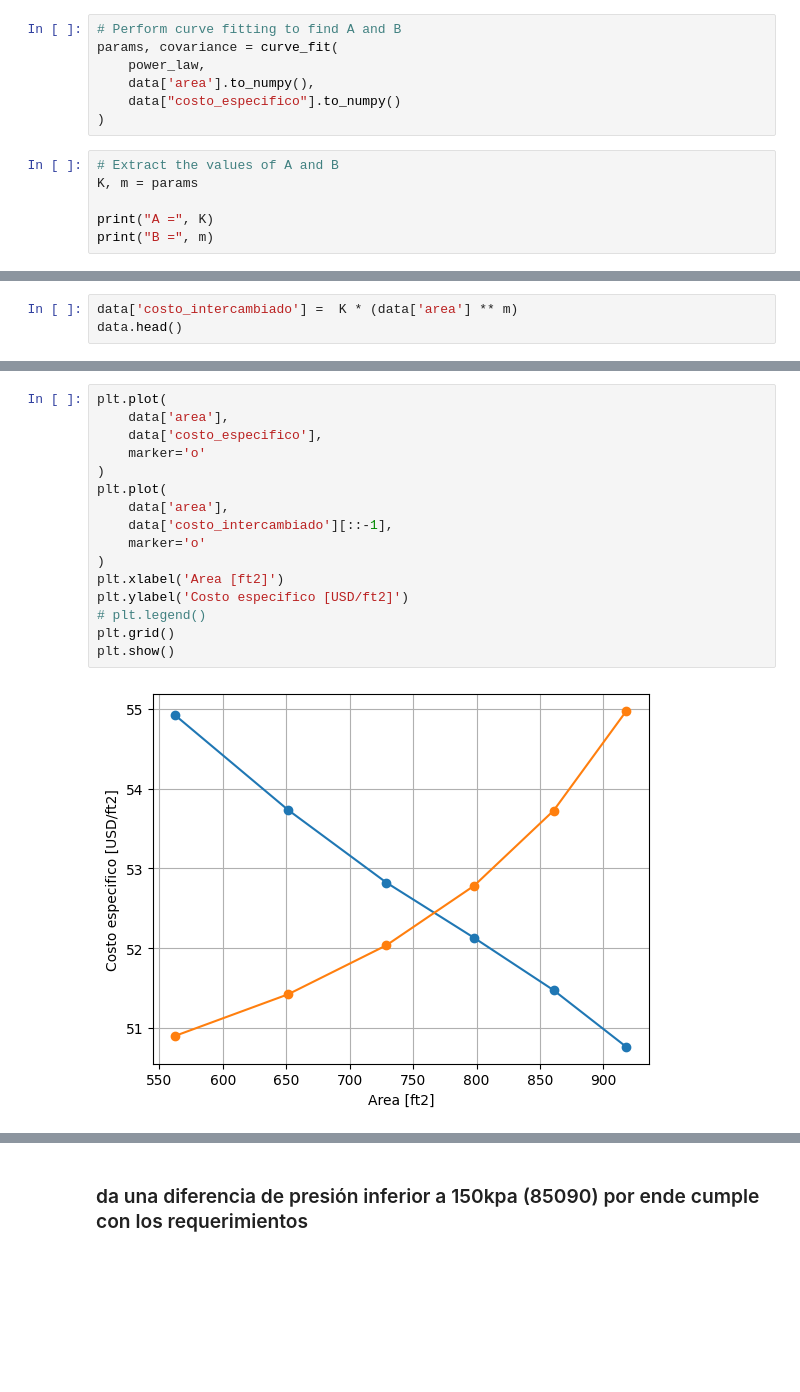
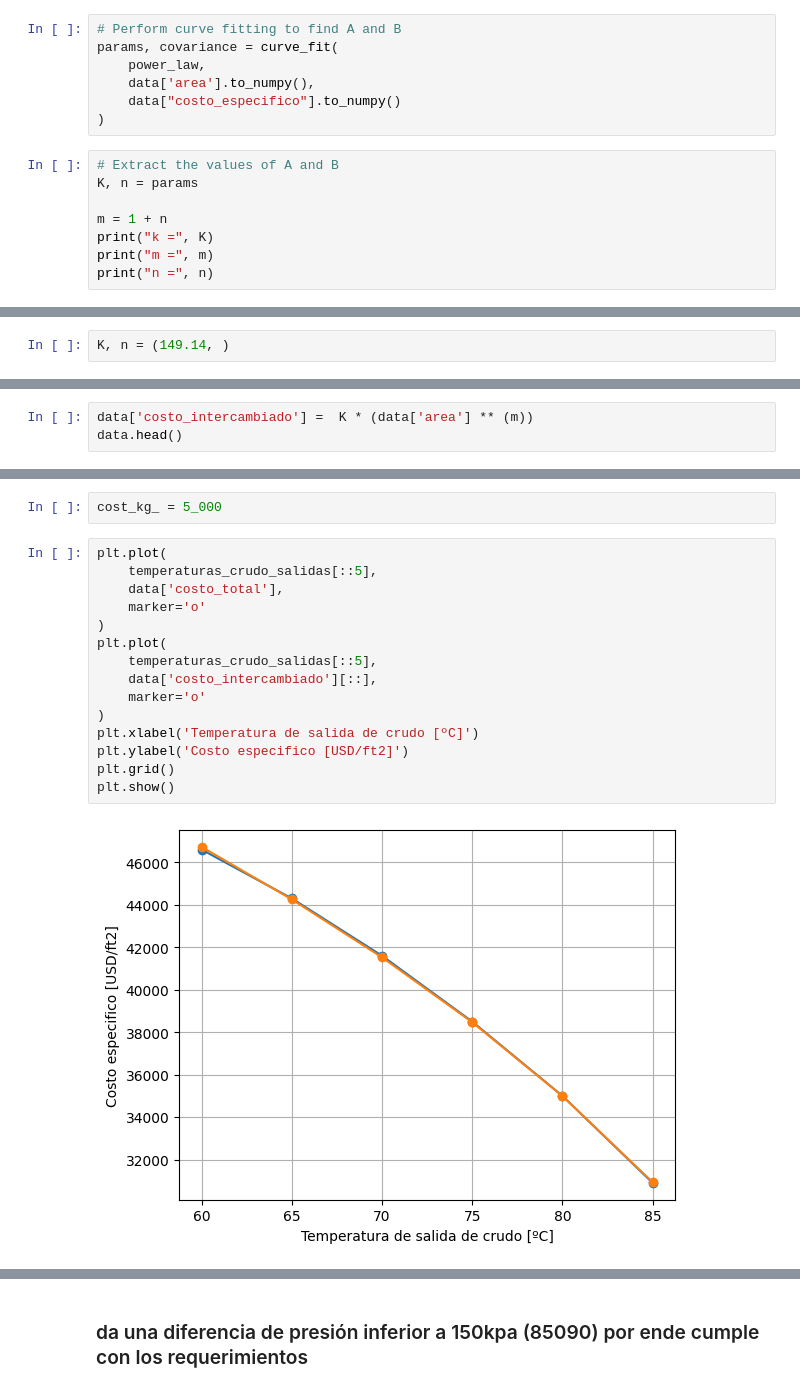
Before and after one commit to DanielSarmiento04/thermical_system, a Jupyter notebook: carcasa_tubo_2.ipynb, the cells around one changed output, grey strips where cells are left out. Cells and saved outputs as stored; diff of their text form; blank space fills up the shorter version.

Commit message:
fix predictive heat cost transfer

```diff
--- a/carcasa_tubo_2.ipynb
+++ b/carcasa_tubo_2.ipynb
@@ -569,8 +571,10 @@ params, covariance = curve_fit(
 )
 # %%
 # Extract the values of A and B
-K, m = params
+K, n = params
 
-print("A =", K)
-print("B =", m)
+m = 1 + n
+print("k =", K)
+print("m =", m)
+print("n =", n)
 # %% [output]
@@ -578,0 +584,2 @@ B = -0.1572543566238062
+# %%
+K, n = (149.14, )
@@ -579,5 +622,5 @@ B = -0.1572543566238062
 # %%
-data['costo_intercambiado'] =  K * (data['area'] ** m)
+data['costo_intercambiado'] =  K * (data['area'] ** (m))
 data.head()
 # %% [output]
 |  | area | costo_total | costo_especifico | costo_intercambiado |
@@ -589,18 +632,19 @@ data.head()
+# %%
+cost_kg_ = 5_000
 # %%
 plt.plot(
-    data['area'],
-    data['costo_especifico'],
+    temperaturas_crudo_salidas[::5],
+    data['costo_total'],
     marker='o'
 )
 plt.plot(
-    data['area'],
-    data['costo_intercambiado'][::-1],
+    temperaturas_crudo_salidas[::5],
+    data['costo_intercambiado'][::],
     marker='o'
 )
-plt.xlabel('Area [ft2]')
+plt.xlabel('Temperatura de salida de crudo [ºC]')
 plt.ylabel('Costo especifico [USD/ft2]')
-# plt.legend()
 plt.grid()
 plt.show()
 # %% [output]
-[figure, old version]
+[figure, new version]
```
Also changed, not shown: parts of 6 cells of this notebook, 1 other file.
